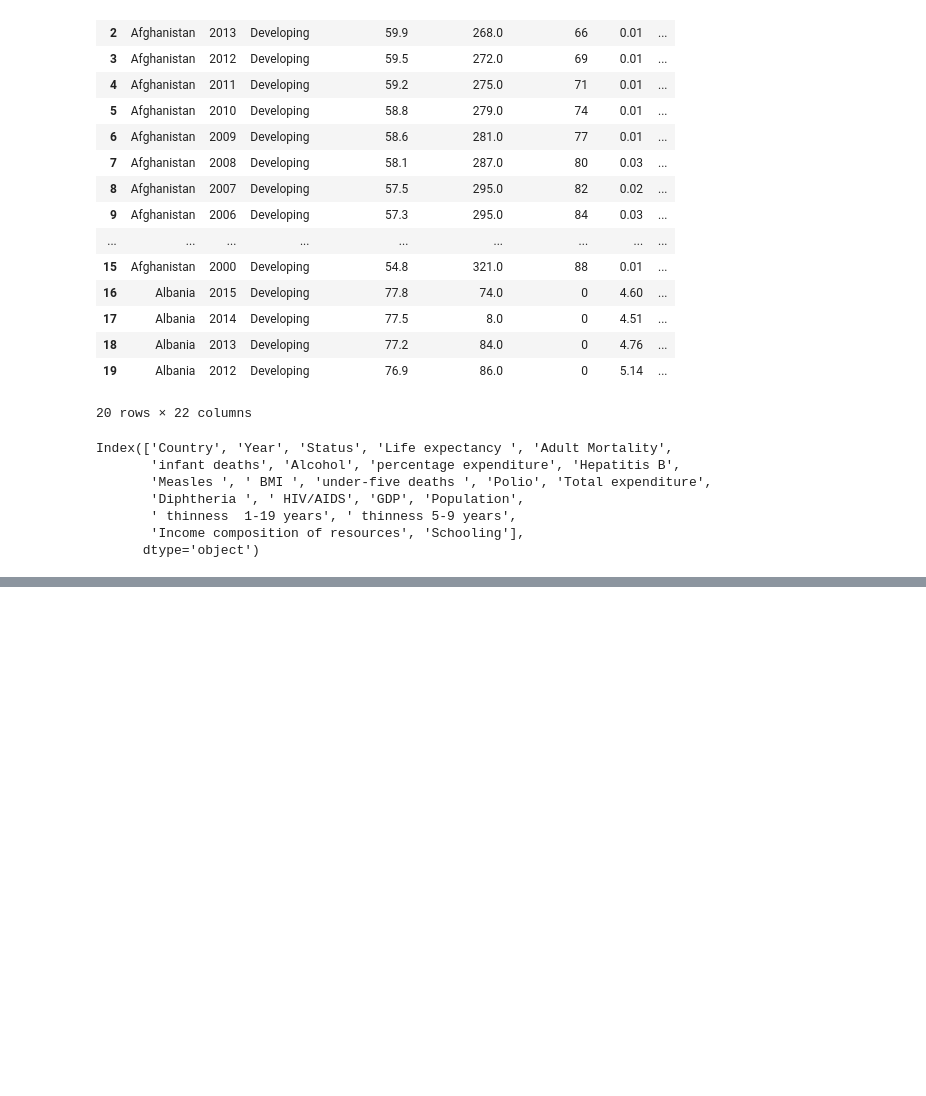
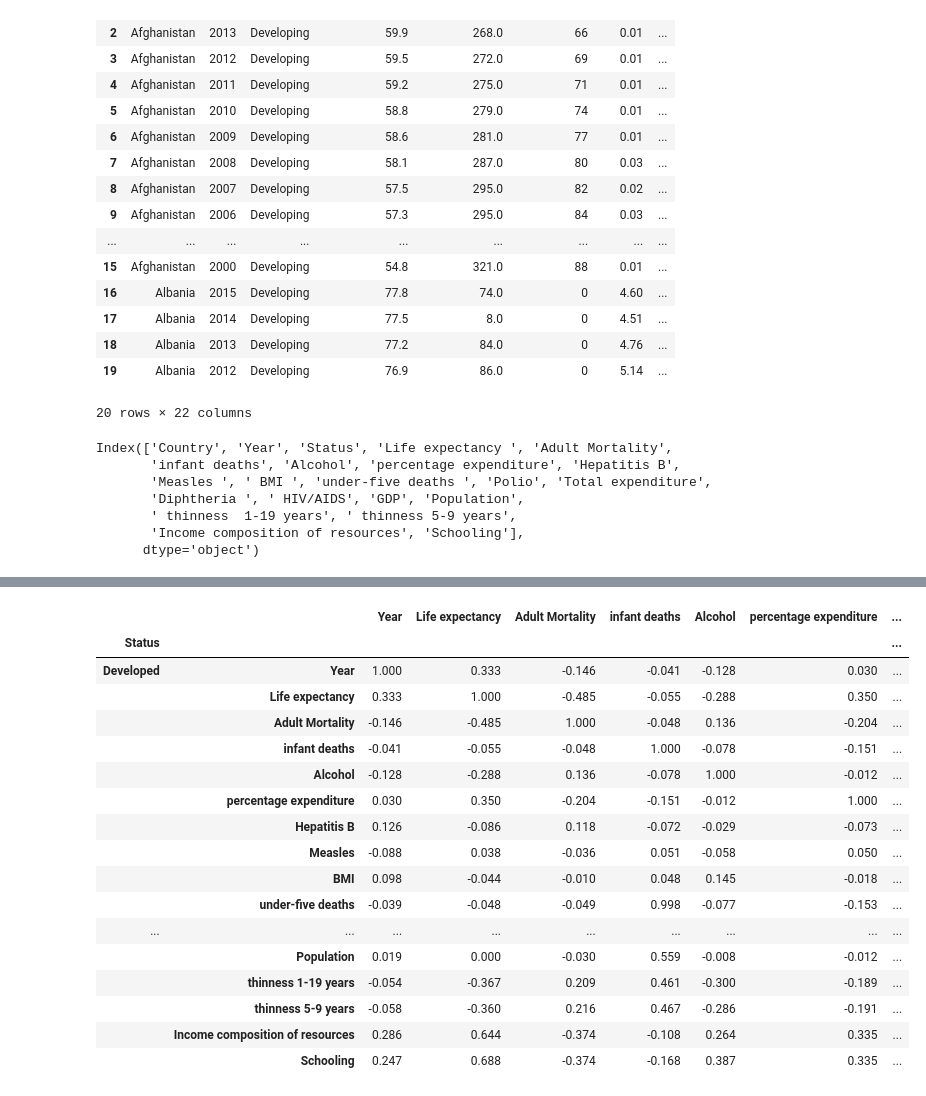
Before and after one commit to malakselimm/assignment-1, a Jupyter notebook: Assignment 1.ipynb, the cells around one changed output, grey strips where cells are left out. Saved outputs shown, nothing was run; the diff lists cells and outputs as text; code cells hidden in the pictures; blank space fills up the shorter version.

```diff
--- a/Assignment 1.ipynb
+++ b/Assignment 1.ipynb
@@ -159,0 +412,21 @@ Name: 0.75, dtype: float64
+# %%
+df.groupby('Status').corr().round(3)
+# %% [output]
+|  |  | Year | Life expectancy | Adult Mortality | infant deaths | Alcohol | percentage expenditure | ... |
+| Status |  |  |  |  |  |  |  | ... |
+| Developed | Year | 1.000 | 0.333 | -0.146 | -0.041 | -0.128 | 0.030 | ... |
+|  | Life expectancy | 0.333 | 1.000 | -0.485 | -0.055 | -0.288 | 0.350 | ... |
+|  | Adult Mortality | -0.146 | -0.485 | 1.000 | -0.048 | 0.136 | -0.204 | ... |
+|  | infant deaths | -0.041 | -0.055 | -0.048 | 1.000 | -0.078 | -0.151 | ... |
+|  | Alcohol | -0.128 | -0.288 | 0.136 | -0.078 | 1.000 | -0.012 | ... |
+|  | percentage expenditure | 0.030 | 0.350 | -0.204 | -0.151 | -0.012 | 1.000 | ... |
+|  | Hepatitis B | 0.126 | -0.086 | 0.118 | -0.072 | -0.029 | -0.073 | ... |
+|  | Measles | -0.088 | 0.038 | -0.036 | 0.051 | -0.058 | 0.050 | ... |
+|  | BMI | 0.098 | -0.044 | -0.010 | 0.048 | 0.145 | -0.018 | ... |
+|  | under-five deaths | -0.039 | -0.048 | -0.049 | 0.998 | -0.077 | -0.153 | ... |
+| ... | ... | ... | ... | ... | ... | ... | ... | ... |
+|  | Population | 0.019 | 0.000 | -0.030 | 0.559 | -0.008 | -0.012 | ... |
+|  | thinness 1-19 years | -0.054 | -0.367 | 0.209 | 0.461 | -0.300 | -0.189 | ... |
+|  | thinness 5-9 years | -0.058 | -0.360 | 0.216 | 0.467 | -0.286 | -0.191 | ... |
+|  | Income composition of resources | 0.286 | 0.644 | -0.374 | -0.108 | 0.264 | 0.335 | ... |
+|  | Schooling | 0.247 | 0.688 | -0.374 | -0.168 | 0.387 | 0.335 | ... |
```
Also changed, not shown: parts of 98 cells of this notebook.
